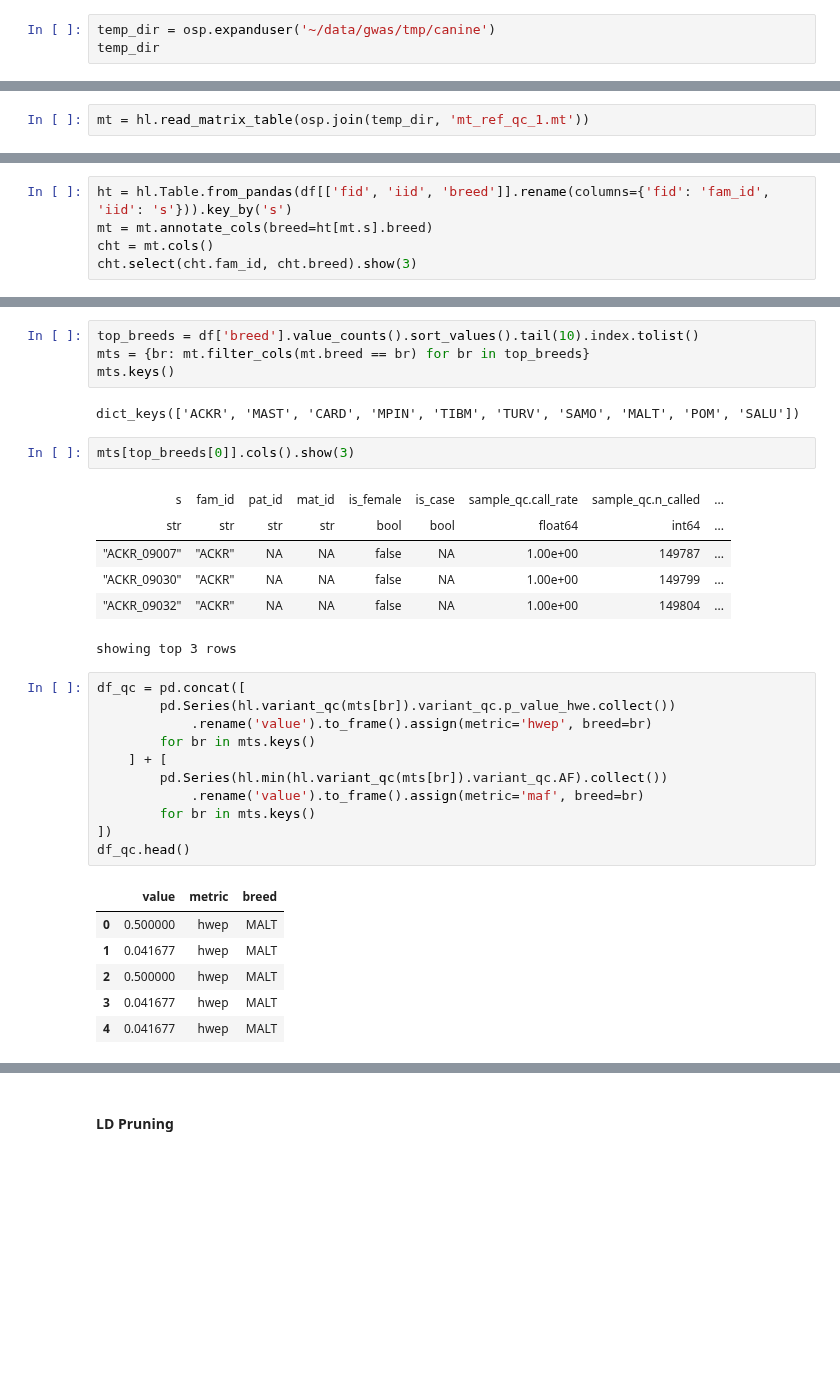
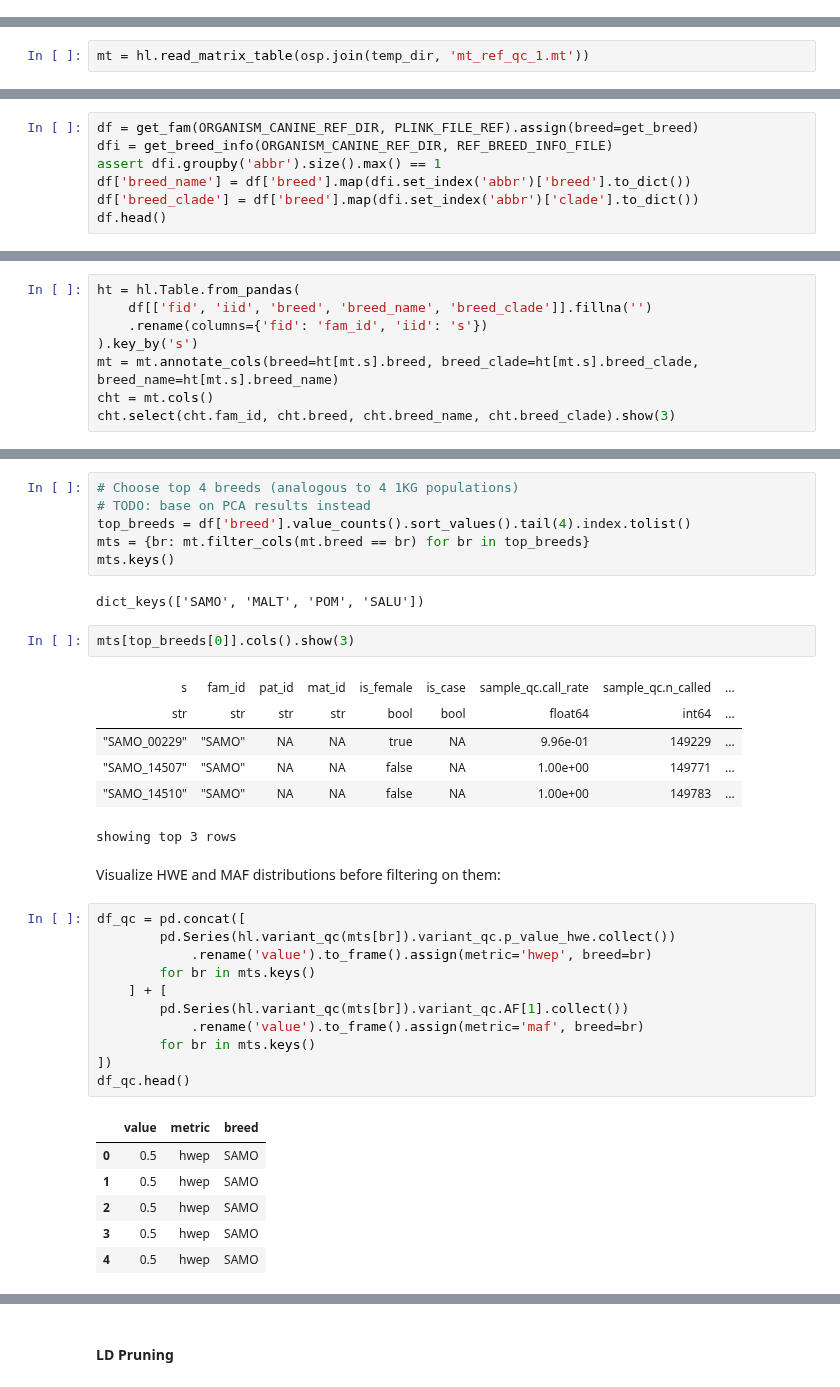
Before and after one commit to related-sciences/gwas-analysis, a Jupyter notebook: notebooks/organism/canine/cg-hail-02.ipynb, the cells around one changed output, grey strips where cells are left out. Drawn from its saved outputs; the diff is of its cells as text; blank space fills up the shorter version.

```diff
--- a/notebooks/organism/canine/cg-hail-02.ipynb
+++ b/notebooks/organism/canine/cg-hail-02.ipynb
@@ -100,6 +100,3 @@ mt_qc.count()
 2020-02-11 19:07:39 Hail: INFO: Coerced sorted dataset
 2020-02-11 19:07:40 Hail: INFO: Coerced sorted dataset
 (149845, 1350)
-# %%
-temp_dir = osp.expanduser('~/data/gwas/tmp/canine')
-temp_dir
@@ -134,0 +150,7 @@ df.head()
+# %%
+df = get_fam(ORGANISM_CANINE_REF_DIR, PLINK_FILE_REF).assign(breed=get_breed)
+dfi = get_breed_info(ORGANISM_CANINE_REF_DIR, REF_BREED_INFO_FILE)
+assert dfi.groupby('abbr').size().max() == 1
+df['breed_name'] = df['breed'].map(dfi.set_index('abbr')['breed'].to_dict())
+df['breed_clade'] = df['breed'].map(dfi.set_index('abbr')['clade'].to_dict())
+df.head()
@@ -135,6 +199,9 @@ df.head()
 # %%
-ht = hl.Table.from_pandas(df[['fid', 'iid', 'breed']].rename(columns={'fid': 'fam_id', 'iid': 's'})).key_by('s')
-mt = mt.annotate_cols(breed=ht[mt.s].breed)
+ht = hl.Table.from_pandas(
+    df[['fid', 'iid', 'breed', 'breed_name', 'breed_clade']].fillna('')
+    .rename(columns={'fid': 'fam_id', 'iid': 's'})
+).key_by('s')
+mt = mt.annotate_cols(breed=ht[mt.s].breed, breed_clade=ht[mt.s].breed_clade, breed_name=ht[mt.s].breed_name)
 cht = mt.cols()
-cht.select(cht.fam_id, cht.breed).show(3)
+cht.select(cht.fam_id, cht.breed, cht.breed_name, cht.breed_clade).show(3)
 # %% [output]
@@ -150,34 +222,38 @@ showing top 3 rows
 # %%
-top_breeds = df['breed'].value_counts().sort_values().tail(10).index.tolist()
+# Choose top 4 breeds (analogous to 4 1KG populations)
+# TODO: base on PCA results instead
+top_breeds = df['breed'].value_counts().sort_values().tail(4).index.tolist()
 mts = {br: mt.filter_cols(mt.breed == br) for br in top_breeds}
 mts.keys()
 # %% [output]
-dict_keys(['ACKR', 'MAST', 'CARD', 'MPIN', 'TIBM', 'TURV', 'SAMO', 'MALT', 'POM', 'SALU'])
+dict_keys(['SAMO', 'MALT', 'POM', 'SALU'])
 # %%
 mts[top_breeds[0]].cols().show(3)
 # %% [output]
 | s | fam_id | pat_id | mat_id | is_female | is_case | sample_qc.call_rate | sample_qc.n_called | ... |
 | str | str | str | str | bool | bool | float64 | int64 | ... |
-| "ACKR_09007" | "ACKR" | NA | NA | false | NA | 1.00e+00 | 149787 | ... |
-| "ACKR_09030" | "ACKR" | NA | NA | false | NA | 1.00e+00 | 149799 | ... |
-| "ACKR_09032" | "ACKR" | NA | NA | false | NA | 1.00e+00 | 149804 | ... |
+| "SAMO_00229" | "SAMO" | NA | NA | true | NA | 9.96e-01 | 149229 | ... |
+| "SAMO_14507" | "SAMO" | NA | NA | false | NA | 1.00e+00 | 149771 | ... |
+| "SAMO_14510" | "SAMO" | NA | NA | false | NA | 1.00e+00 | 149783 | ... |
 showing top 3 rows
+# %% [markdown]
+Visualize HWE and MAF distributions before filtering on them:
 # %%
 df_qc = pd.concat([
         pd.Series(hl.variant_qc(mts[br]).variant_qc.p_value_hwe.collect())
             .rename('value').to_frame().assign(metric='hwep', breed=br)
         for br in mts.keys()
     ] + [
-        pd.Series(hl.min(hl.variant_qc(mts[br]).variant_qc.AF).collect())
+        pd.Series(hl.variant_qc(mts[br]).variant_qc.AF[1].collect())
             .rename('value').to_frame().assign(metric='maf', breed=br)
         for br in mts.keys()
 ])
 df_qc.head()
 # %% [output]
 |  | value | metric | breed |
-| 0 | 0.500000 | hwep | MALT |
-| 1 | 0.041677 | hwep | MALT |
-| 2 | 0.500000 | hwep | MALT |
-| 3 | 0.041677 | hwep | MALT |
-| 4 | 0.041677 | hwep | MALT |
+| 0 | 0.5 | hwep | SAMO |
+| 1 | 0.5 | hwep | SAMO |
+| 2 | 0.5 | hwep | SAMO |
+| 3 | 0.5 | hwep | SAMO |
+| 4 | 0.5 | hwep | SAMO |
 # %%
```
Also changed, not shown: parts of 28 cells of this notebook, 3 other files.
